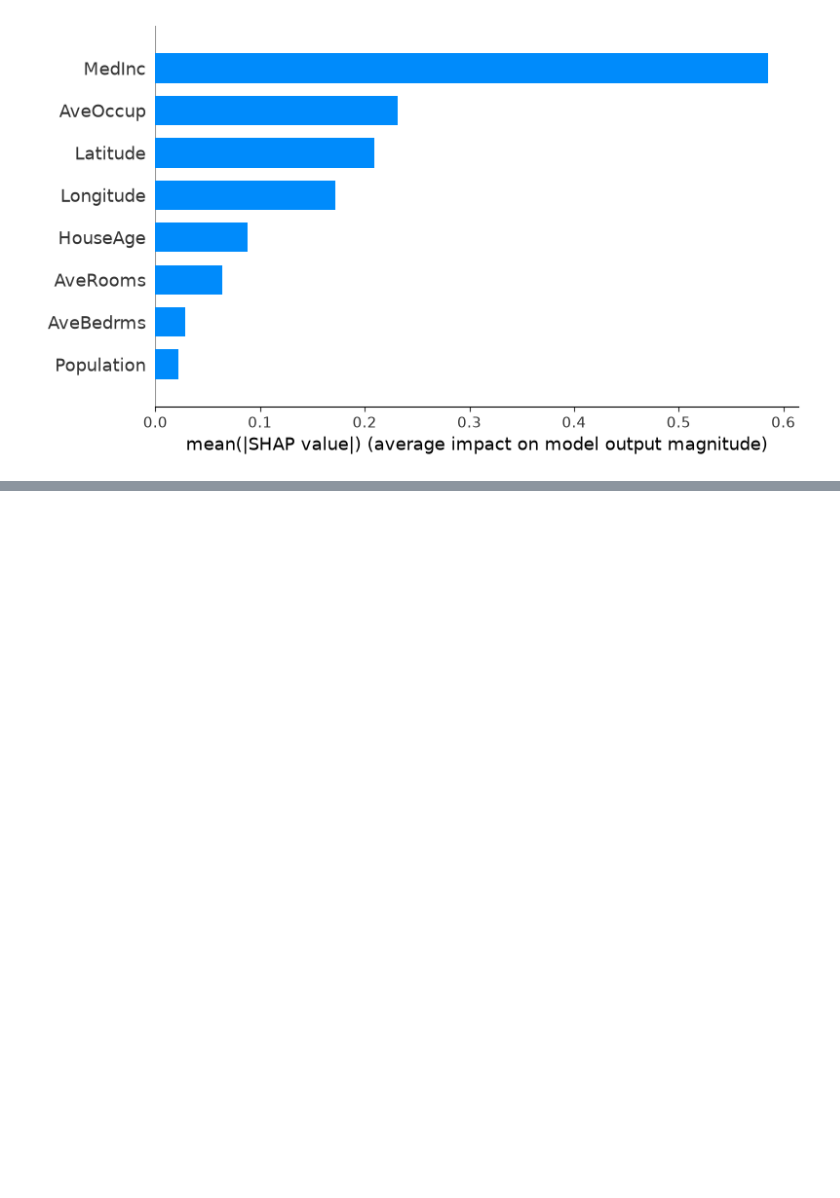
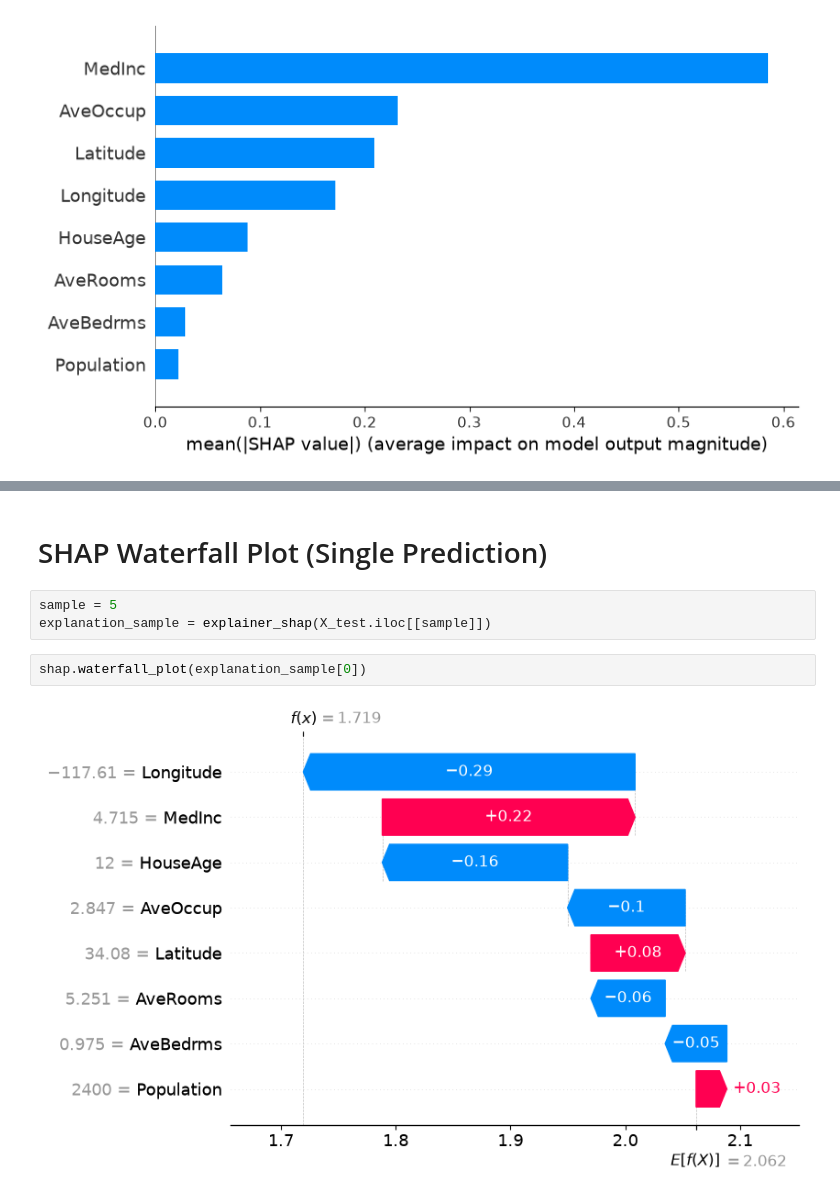
Before and after one commit to shy942/ML-exploration, a Jupyter notebook: notebooks/11_Explainable_AI.ipynb, the cells around one changed output, grey strips where cells are left out. Cells and saved outputs as stored; diff of their text form; blank space fills up the shorter version.

```diff
--- a/notebooks/11_Explainable_AI.ipynb
+++ b/notebooks/11_Explainable_AI.ipynb
@@ -145,0 +181,9 @@ shap.summary_plot(shap_values, X_test, plot_type = "bar")
+# %% [markdown]
+# SHAP Waterfall Plot (Single Prediction)
+# %%
+sample = 5
+explanation_sample = explainer_shap(X_test.iloc[[sample]])
+# %%
+shap.waterfall_plot(explanation_sample[0])
+# %% [output]
+[figure, added]
```
Also changed, not shown: parts of 12 cells of this notebook, 1 other file.
